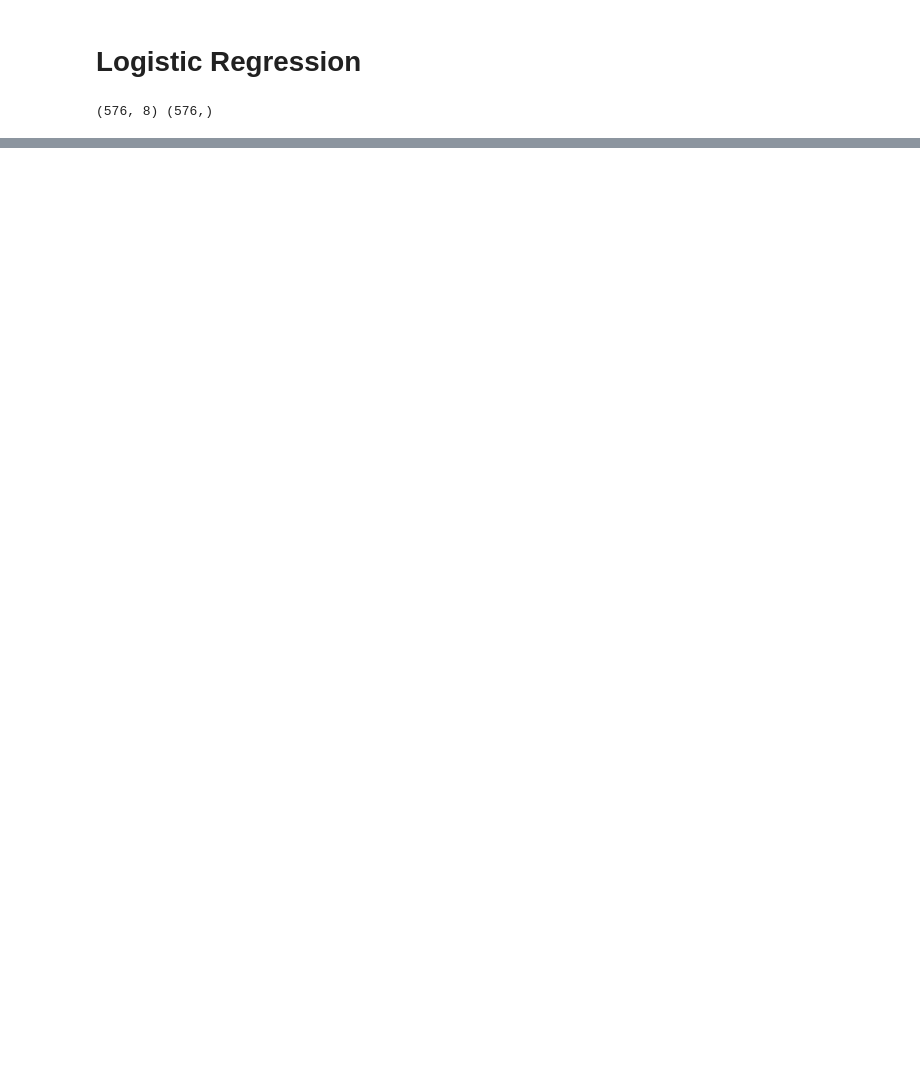
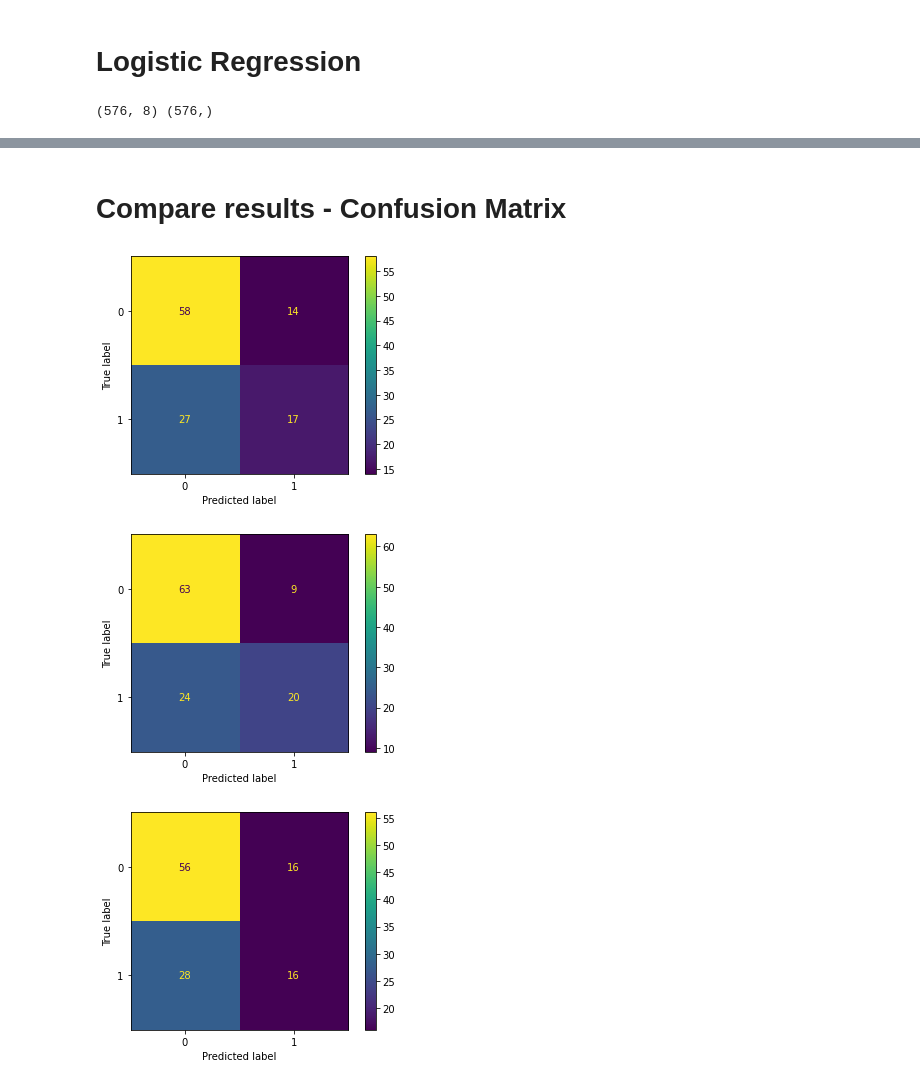
Before and after one commit to ShashankIITG/Machine-Learning-Study---2023, a Jupyter notebook: Challenges/Diabetes Classification/diabetes-detector.ipynb, the cells around one changed output, grey strips where cells are left out. Saved outputs shown, nothing was run; the diff lists cells and outputs as text; code cells hidden in the pictures; blank space fills up the shorter version.

```diff
--- a/Challenges/Diabetes Classification/diabetes-detector.ipynb
+++ b/Challenges/Diabetes Classification/diabetes-detector.ipynb
@@ -185,0 +227,4 @@ AttributeError: 'str' object has no attribute 'decode'
+# %%
+Yp_lr = lr_model.predict(Xv)
+# %%
+Yp_lr = Yp_lr.reshape(-1, 1)
@@ -185,0 +237,2 @@ AttributeError: 'str' object has no attribute 'decode'
+# %% [markdown]
+# Compare results - Confusion Matrix
@@ -185,0 +244,17 @@ AttributeError: 'str' object has no attribute 'decode'
+# %%
+conf_knn = confusion_matrix(Yv, Yp_knn)
+conf_lr = confusion_matrix(Yv, Yp_lr)
+conf_mlp = confusion_matrix(Yv, Yp_mlp > 0.5)
+# %%
+cm_knn = metrics.ConfusionMatrixDisplay(confusion_matrix = conf_knn, display_labels = [0, 1])
+cm_lr = metrics.ConfusionMatrixDisplay(confusion_matrix = conf_lr, display_labels = [0, 1])
+cm_mlp = metrics.ConfusionMatrixDisplay(confusion_matrix = conf_mlp, display_labels = [0, 1])
+# %%
+cm_knn.plot()
+cm_lr.plot()
+cm_mlp.plot()
+plt.show()
+# %% [output]
+[figure, added]
+[figure, added]
+[figure, added]
```
Also changed, not shown: parts of 23 cells of this notebook.
